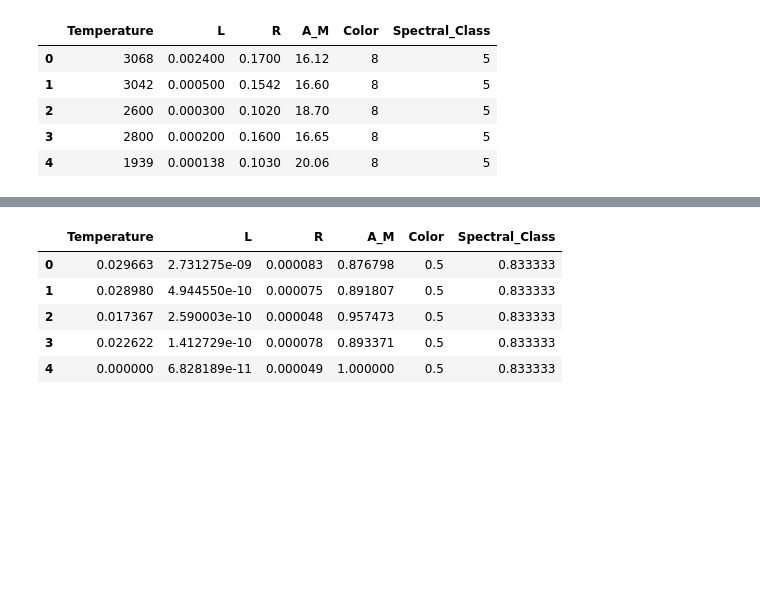
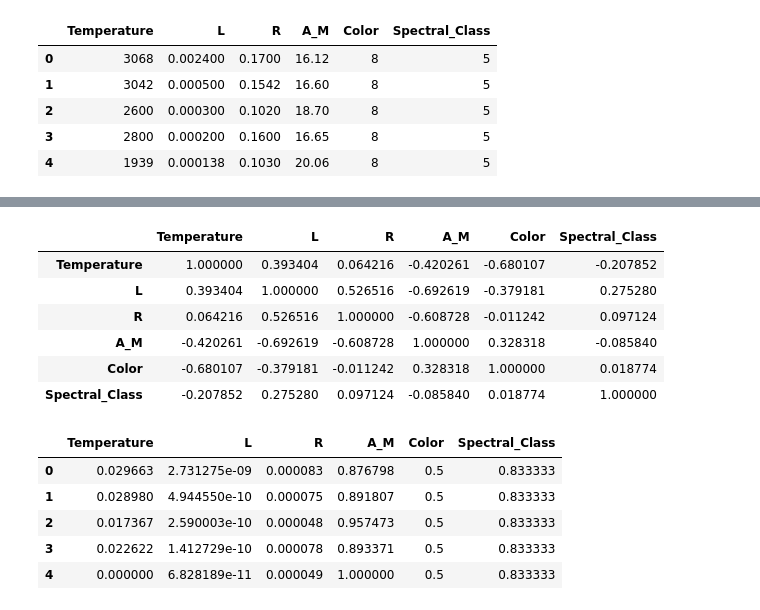
Before and after one commit to mohmaed7777/K-means-for-clustering-the-Stars-Typs, a Jupyter notebook: Clustering_Stars_Types.ipynb, the cells around one changed output, grey strips where cells are left out. Cells and saved outputs as stored; diff of their text form; code cells hidden in the pictures; blank space fills up the shorter version.

```diff
--- a/Clustering_Stars_Types.ipynb
+++ b/Clustering_Stars_Types.ipynb
@@ -219,3 +233,13 @@ plt.show()
+# %%
+data.corr()
+# %% [output]
+|  | Temperature | L | R | A_M | Color | Spectral_Class |
+| Temperature | 1.000000 | 0.393404 | 0.064216 | -0.420261 | -0.680107 | -0.207852 |
+| L | 0.393404 | 1.000000 | 0.526516 | -0.692619 | -0.379181 | 0.275280 |
+| R | 0.064216 | 0.526516 | 1.000000 | -0.608728 | -0.011242 | 0.097124 |
+| A_M | -0.420261 | -0.692619 | -0.608728 | 1.000000 | 0.328318 | -0.085840 |
+| Color | -0.680107 | -0.379181 | -0.011242 | 0.328318 | 1.000000 | 0.018774 |
+| Spectral_Class | -0.207852 | 0.275280 | 0.097124 | -0.085840 | 0.018774 | 1.000000 |
 # %%
 # Declare feature vector and target variable :
 X = data
```
Also changed, not shown: parts of 6 cells of this notebook.
